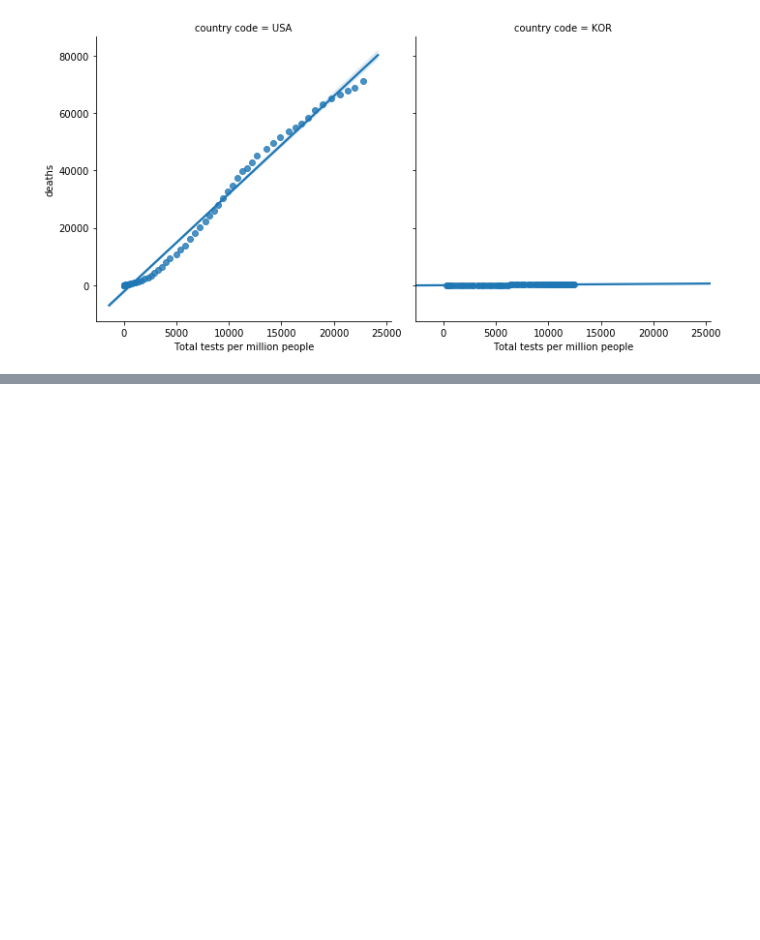
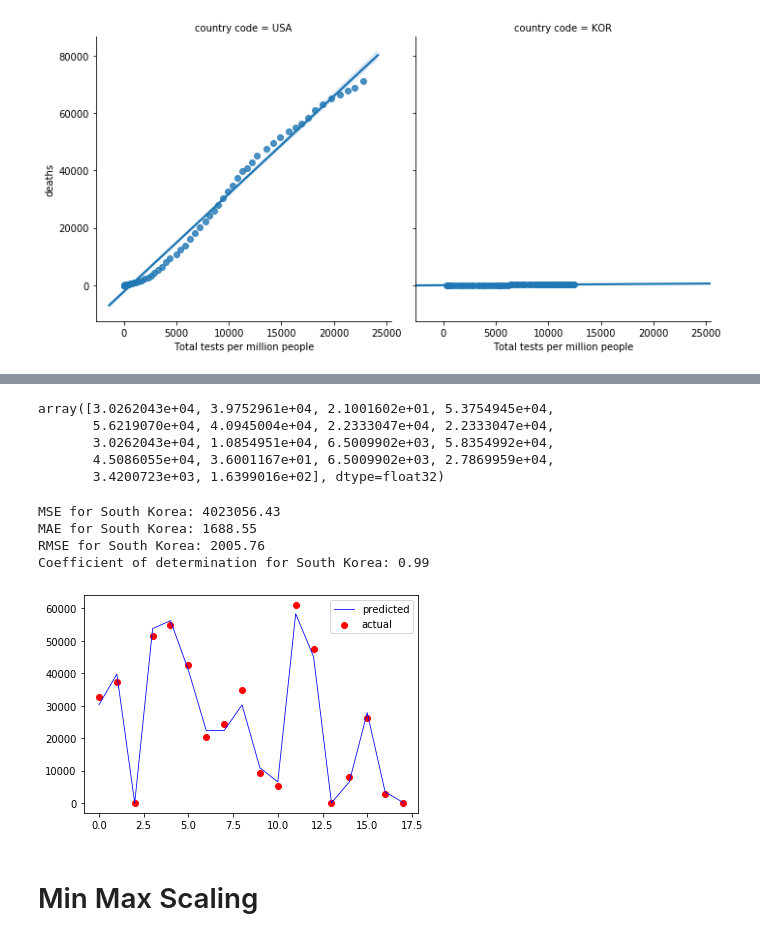
Before and after one commit to kd91/Modeling-of-COVID-19-testing-deaths, a Jupyter notebook: covid_19_01.ipynb, the cells around one changed output, grey strips where cells are left out. Saved outputs shown, nothing was run; the diff lists cells and outputs as text; code cells hidden in the pictures; blank space fills up the shorter version.

Commit message:
Added xgbressor, minmax scaling

```diff
--- a/covid_19_01.ipynb
+++ b/covid_19_01.ipynb
@@ -413,0 +452,3 @@ sns.lmplot(x="Total tests per million people", y="deaths", data = df4, col="coun
+# %%
+y_kor = dfkor.loc[:,'deaths']
+y_kor.head()
@@ -413,0 +462,4 @@ sns.lmplot(x="Total tests per million people", y="deaths", data = df4, col="coun
+# %%
+X_train_kor, X_test_kor, y_train_kor, y_test_kor = train_test_split(X_kor, y_kor, test_size=0.3, random_state=1)
+print(len(X_train_kor),len(y_train_kor))
+print(len(X_test_kor),len(y_test_kor))
@@ -413,0 +471,3 @@ sns.lmplot(x="Total tests per million people", y="deaths", data = df4, col="coun
+# %%
+model_kor = XGBRegressor(n_estimators=1000, n_jobs=-1)
+model_kor.fit(X_train_kor, y_train_kor)
@@ -413,0 +483,33 @@ sns.lmplot(x="Total tests per million people", y="deaths", data = df4, col="coun
+# %%
+y_pred_kor = model_kor.predict(X_test_kor)
+y_pred_kor
+# %% [output]
+array([3.0262043e+04, 3.9752961e+04, 2.1001602e+01, 5.3754945e+04,
+       5.6219070e+04, 4.0945004e+04, 2.2333047e+04, 2.2333047e+04,
+       3.0262043e+04, 1.0854951e+04, 6.5009902e+03, 5.8354992e+04,
+       4.5086055e+04, 3.6001167e+01, 6.5009902e+03, 2.7869959e+04,
+       3.4200723e+03, 1.6399016e+02], dtype=float32)
+# %%
+mse = mean_squared_error(y_test_kor,y_pred_kor)
+mae = mean_absolute_error(y_test_kor,y_pred_kor)
+r2_score = r2_score(y_test_kor,y_pred_kor)
+print("MSE for South Korea: %.2f" % mse)
+print("MAE for South Korea: %.2f" % mae)
+print("RMSE for South Korea: %.2f" % np.sqrt(mse))
+print("Coefficient of determination for South Korea: %.2f" % r2_score)
+# %% [output]
+MSE for South Korea: 4023056.43
+MAE for South Korea: 1688.55
+RMSE for South Korea: 2005.76
+Coefficient of determination for South Korea: 0.99
+# %%
+# actual vs predicted for South Korea
+x_ax = range(len(y_test_kor))
+plt.scatter(x_ax, y_test_kor, color="red", label="actual")
+plt.plot(x_ax, y_pred_kor, lw=0.8, color="blue", label="predicted")
+plt.legend()
+plt.show()
+# %% [output]
+[figure, added]
+# %% [markdown]
+# Min Max Scaling
```
Also changed, not shown: parts of 23 cells of this notebook.
